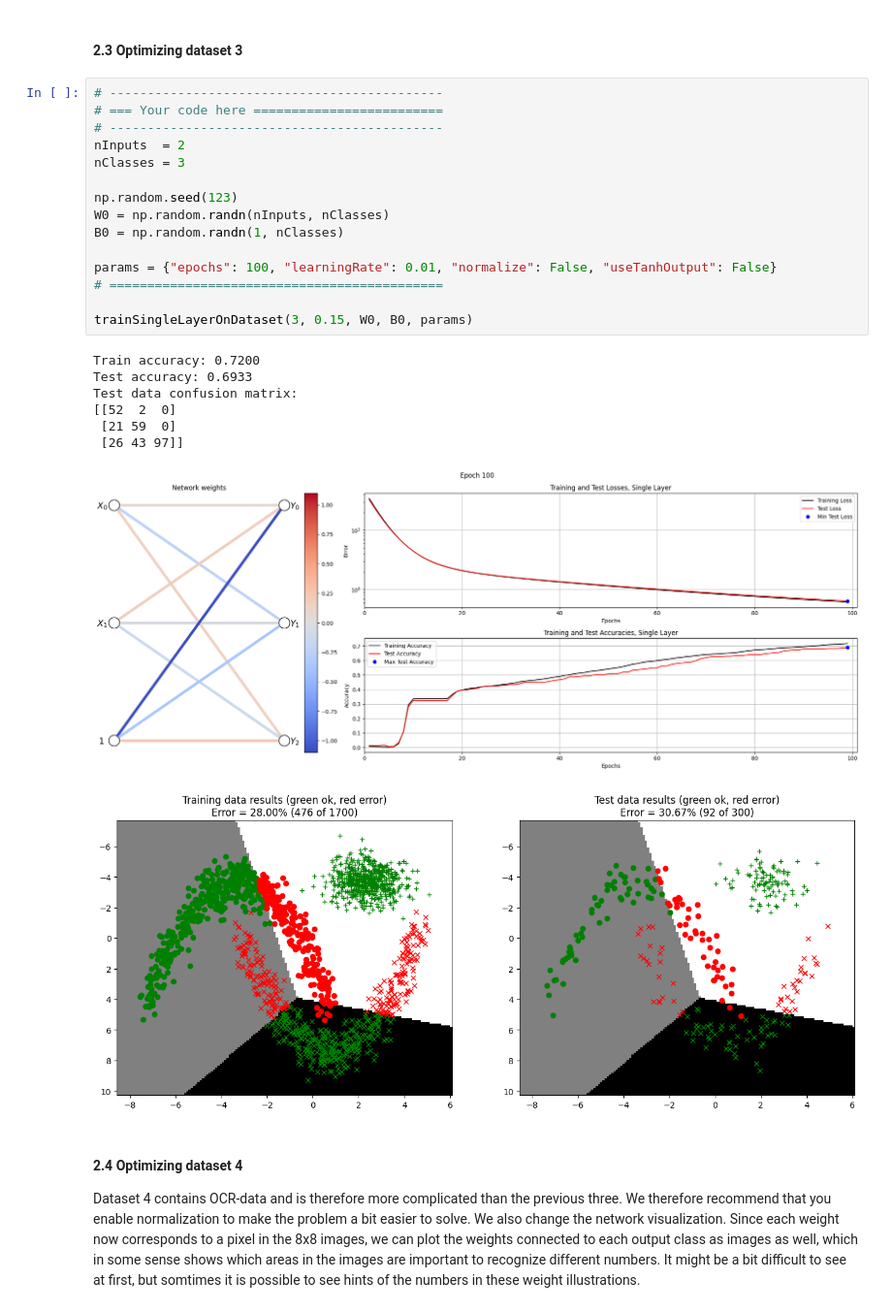
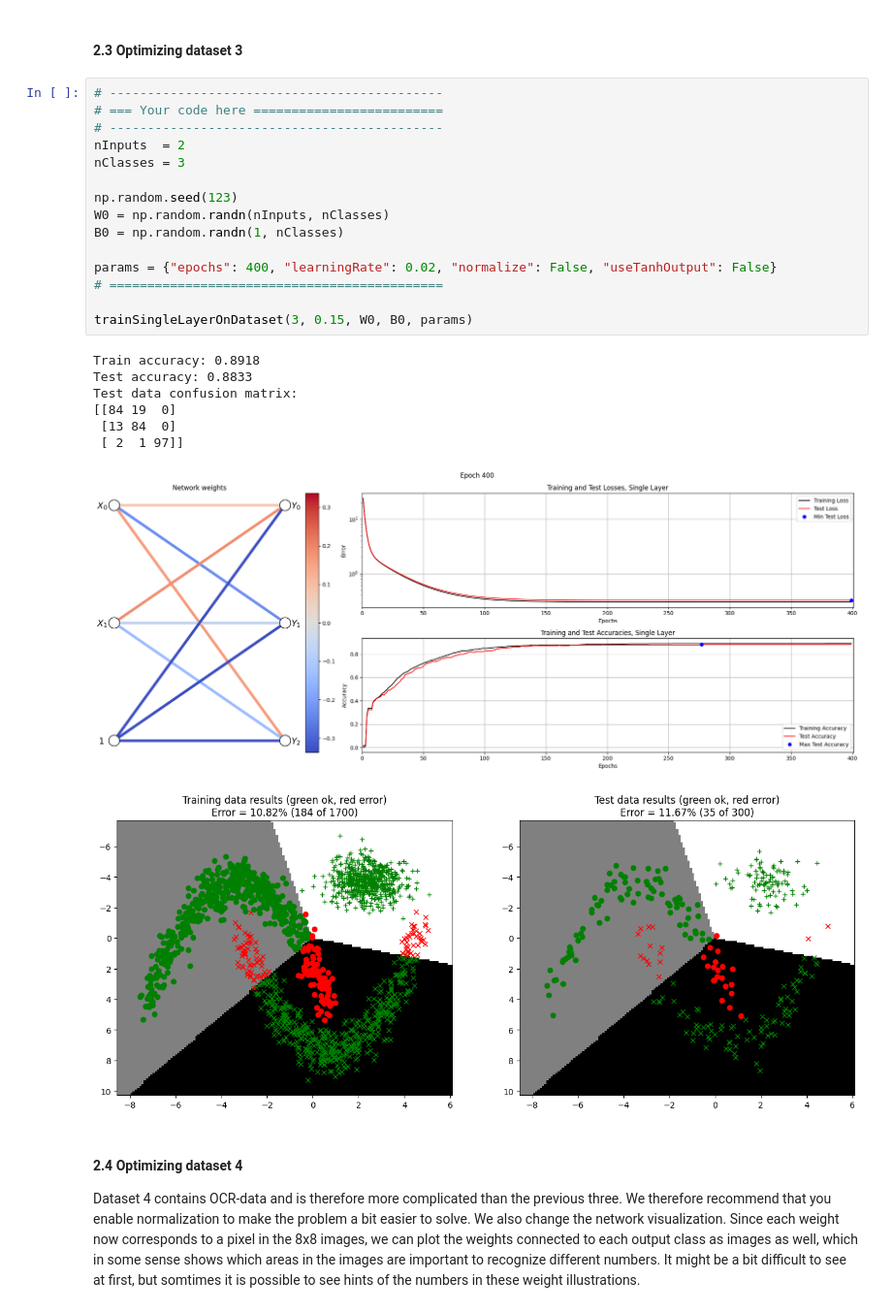
Before and after one commit to arreen/deeplearninglabs, a Jupyter notebook: 1_Back_propagation/1_Back_propagation/SingleLayer.ipynb, the cells around one changed output. Shown at 97% size. Saved outputs shown, nothing was run; the diff lists cells and outputs as text.

```diff
--- a/1_Back_propagation/1_Back_propagation/SingleLayer.ipynb
+++ b/1_Back_propagation/1_Back_propagation/SingleLayer.ipynb
@@ -504,27 +504,27 @@ Test data confusion matrix:
 # %%
 # --------------------------------------------
 # === Your code here =========================
 # --------------------------------------------
 nInputs  = 2
 nClasses = 3
 
 np.random.seed(123)
 W0 = np.random.randn(nInputs, nClasses)
 B0 = np.random.randn(1, nClasses)
 
-params = {"epochs": 100, "learningRate": 0.01, "normalize": False, "useTanhOutput": False}
+params = {"epochs": 400, "learningRate": 0.02, "normalize": False, "useTanhOutput": False}
 # ============================================
 
 trainSingleLayerOnDataset(3, 0.15, W0, B0, params)
 # %% [output]
-Train accuracy: 0.7200
-Test accuracy: 0.6933
+Train accuracy: 0.8918
+Test accuracy: 0.8833
 Test data confusion matrix:
-[[52  2  0]
- [21 59  0]
- [26 43 97]]
+[[84 19  0]
+ [13 84  0]
+ [ 2  1 97]]
-[figure, old version]
+[figure, new version]
-[figure, old version]
+[figure, new version]
 # %% [markdown]
 #### **2.4 Optimizing dataset 4**
 
```
Also changed, not shown: parts of 2 cells of this notebook, 1 other file.
